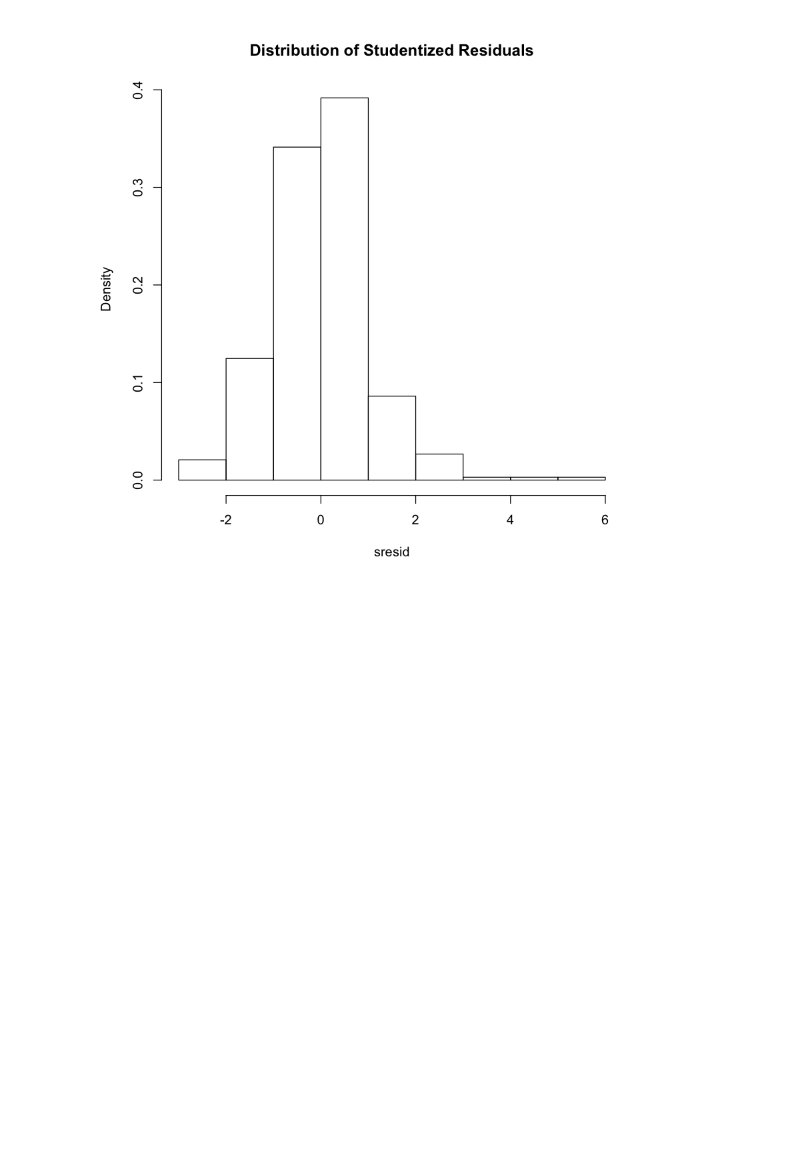
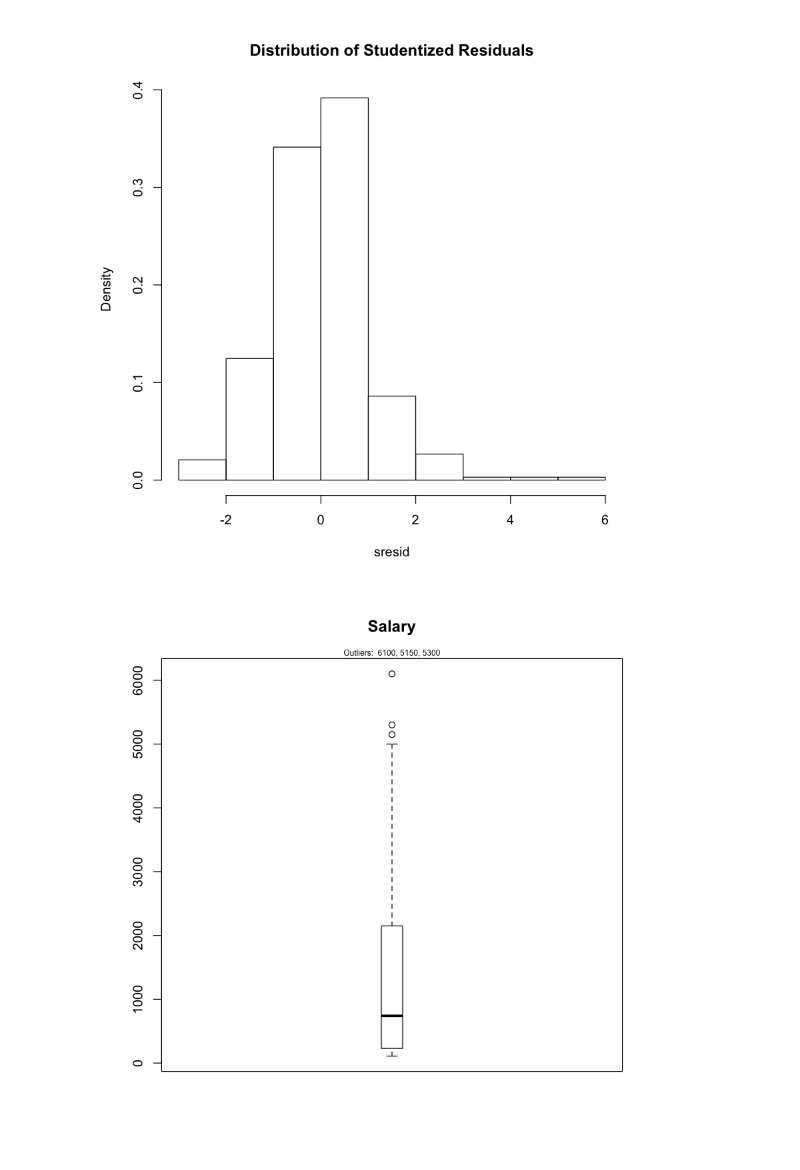
Before and after one commit to stephengo/housing-data-regression, a Jupyter notebook: Baseball_Regression.ipynb, the cells around one changed output. Saved outputs shown, nothing was run; the diff lists cells and outputs as text; code cells hidden in the pictures; blank space fills up the shorter version.

```diff
--- a/Baseball_Regression.ipynb
+++ b/Baseball_Regression.ipynb
@@ -115,0 +110,6 @@ A = 1.7771, p-value = 0.0001484
+# %%
+outlier_values <- boxplot.stats(a$Salary)$out  # outlier values.
+boxplot(a$Salary, main="Salary", boxwex=0.1)
+mtext(paste("Outliers: ", paste(outlier_values, collapse=", ")), cex=0.6)
+# %% [output]
+[figure, added]
```
Also changed, not shown: parts of 3 cells of this notebook.
